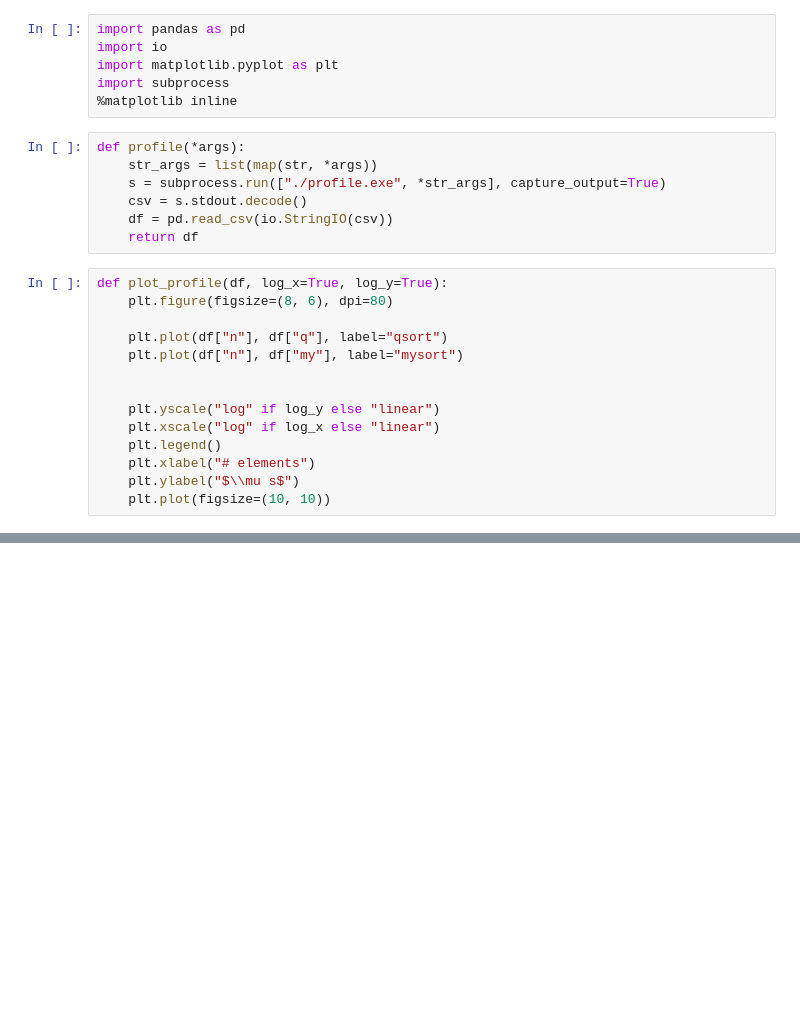
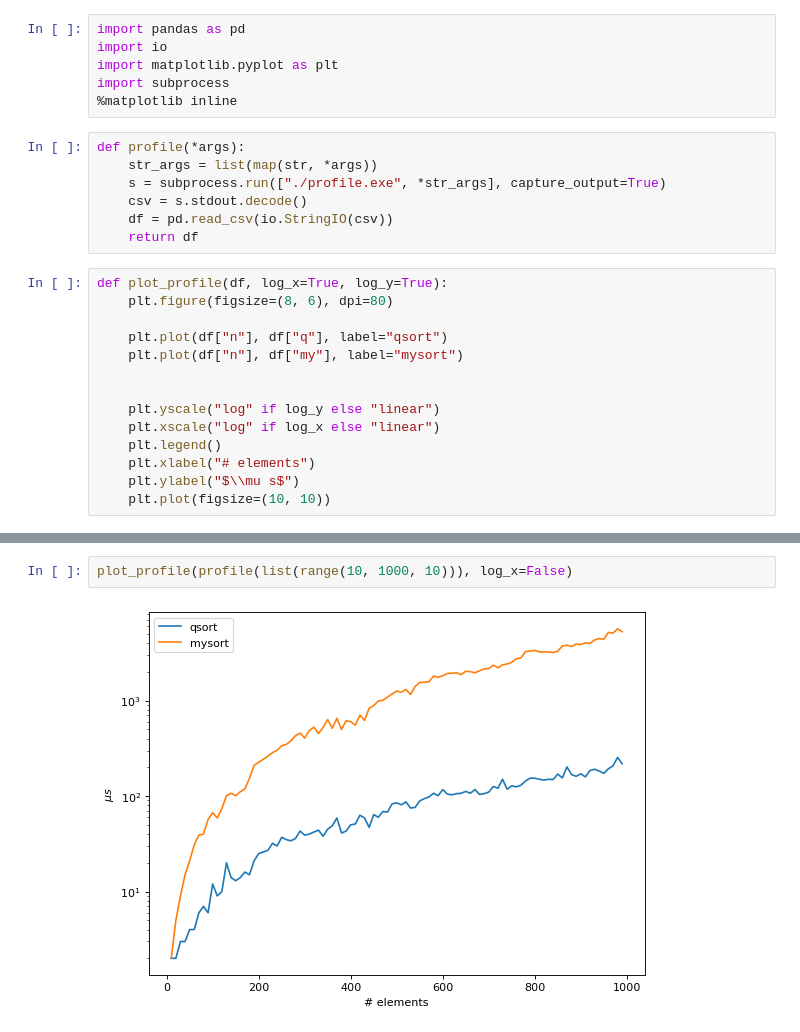
Before and after one commit to awarebayes/cprog, a Jupyter notebook: lab_07_01_02/EDA.ipynb, the cells around one changed output, grey strips where cells are left out. Cells and saved outputs as stored; diff of their text form; blank space fills up the shorter version.

```diff
--- a/lab_07_01_02/EDA.ipynb
+++ b/lab_07_01_02/EDA.ipynb
@@ -42 +46,5 @@ plot_profile(df)
+# %%
+plot_profile(profile(list(range(10, 1000, 10))), log_x=False)
+# %% [output]
+[figure, added]
 # %%
```
Also changed, not shown: parts of 6 cells of this notebook, 9 other files.
